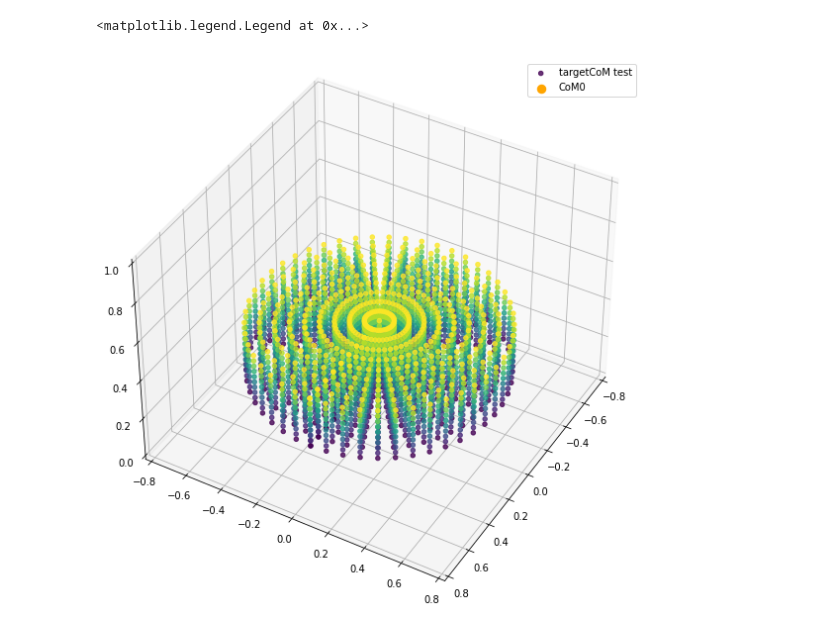
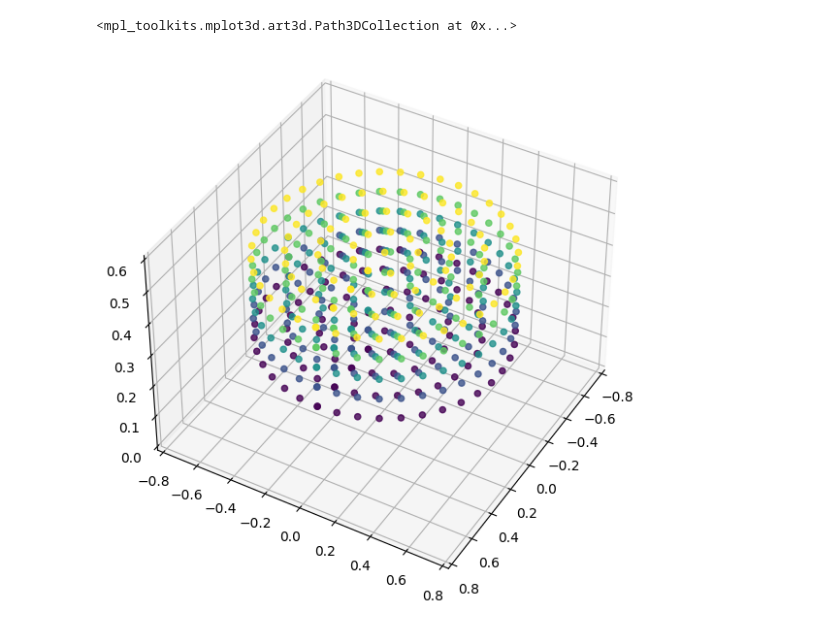
Before and after one commit to jprogrammer13/jumpleg_rl, a Jupyter notebook: utils/generate_test_points.ipynb, the cells around one changed output. Saved outputs shown, nothing was run; the diff lists cells and outputs as text; code cells hidden in the pictures.

Commit message:
new test generator

```diff
--- a/utils/generate_test_points.ipynb
+++ b/utils/generate_test_points.ipynb
@@ -39,0 +23,3 @@ array([[-3.14159265,  0.        ,  0.25      ],
+# %%
+exp_z = np.linspace(0.25, 0.5,steps)
+exp_z
@@ -40,3 +28,16 @@ array([[-3.14159265,  0.        ,  0.25      ],
+# %%
+n_points = np.linspace(40,1,steps).astype(int)
+# %%
+test_points = []
+
+for i,r in enumerate(exp_r):
+    r = np.full(n_points[i],exp_r[i])
+    for j,z in enumerate(exp_z):
+        rho = np.linspace(-np.pi,np.pi,n_points[i])
+        z = np.full(n_points[i],exp_z[j])
+        points = np.hstack((rho.reshape(-1,1),r.reshape(-1,1),z.reshape(-1,1)))
+        tmp_points = np.apply_along_axis(convert_target, 1, points)
+        for p in tmp_points:
+            test_points.append(p)
 # %%
-test_points = np.apply_along_axis(convert_target, 1, points)
-test_points
+test_points = np.array(test_points)
@@ -60,15 +49,13 @@ test_points.shape
 # %%
 np.savetxt(os.path.join("..","src","test_points.txt"),test_points)
 # %%
-fig = fig = plt.figure(figsize=(10,10))
+fig = fig = plt.figure(figsize=(7,7))
 ax = fig.add_subplot(projection='3d')
 ax.set_xlim(-.8,.8)
 ax.set_ylim(-.8,.8)
-ax.set_zlim(0,1)
+ax.set_zlim(0,.6)
 ax.view_init(azim=30,elev=40)
 ax.scatter(test_points[:,0],test_points[:,1],test_points[:,2],c=test_points[:,2], alpha=0.8, label="targetCoM test")
-ax.scatter(-0.01303,0.00229,0.25252,linewidths=5,color="orange", label="CoM0")
-ax.legend()
 # %% [output]
-<matplotlib.legend.Legend at 0x...>
+<mpl_toolkits.mplot3d.art3d.Path3DCollection at 0x...>
-[figure, old version]
+[figure, new version]
```
Also changed, not shown: parts of 12 cells of this notebook, 2 other files.
